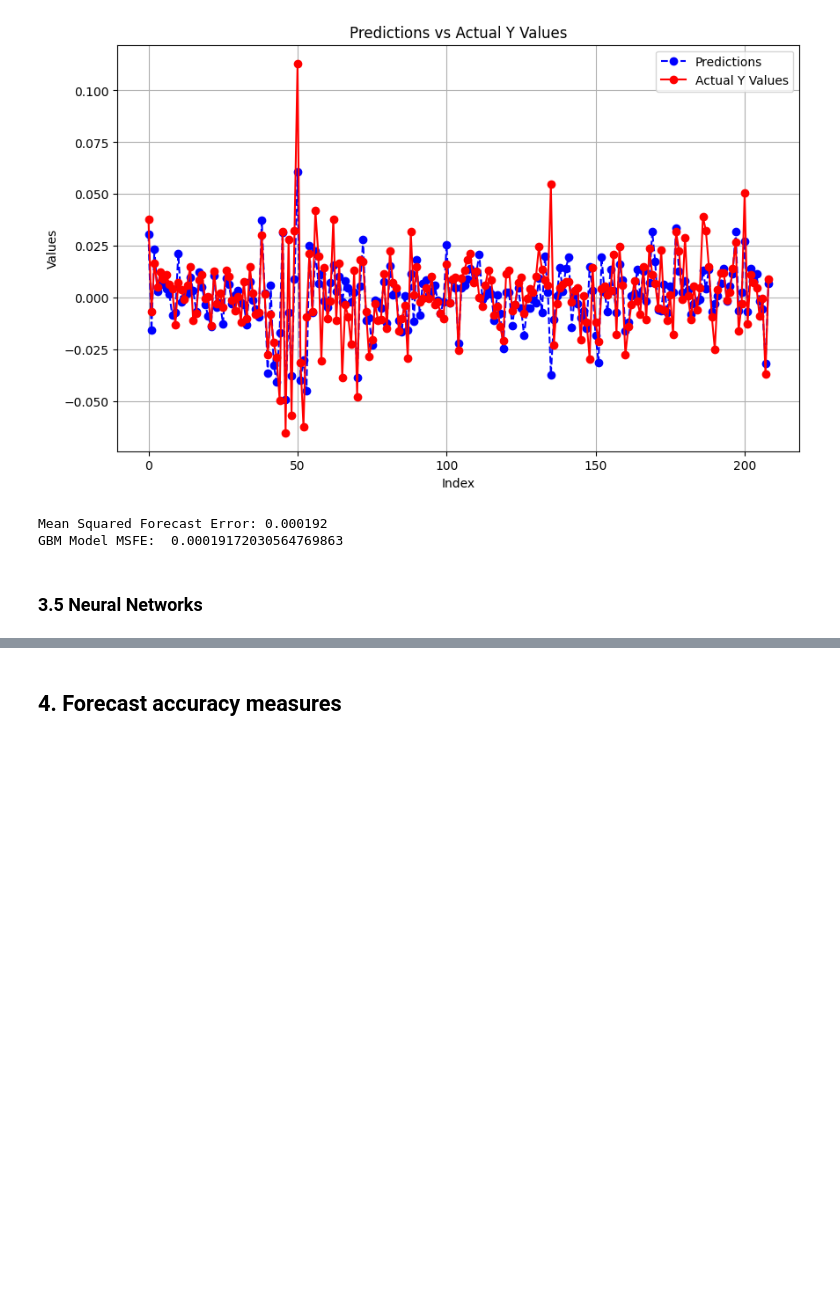
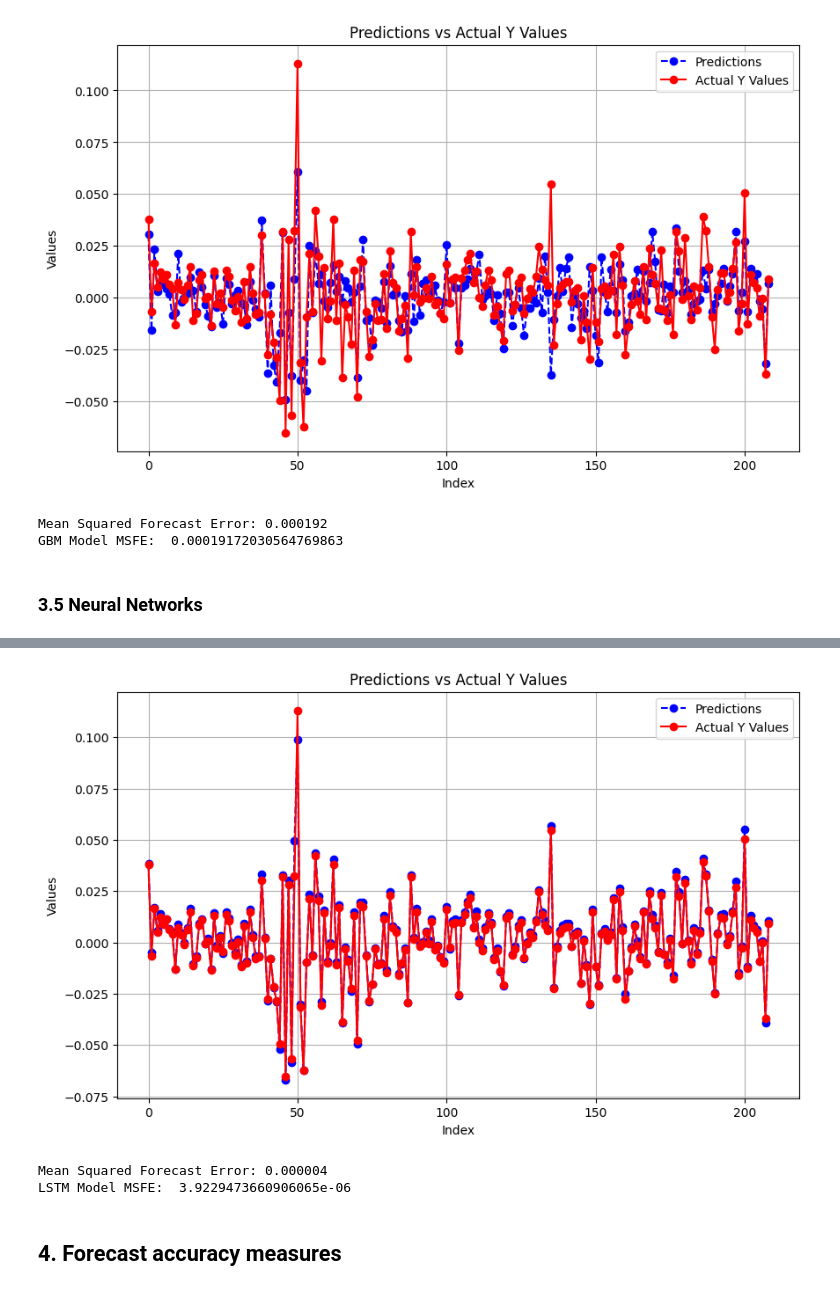
Before and after one commit to CynthiaShiyue/IDS789-Financial-Model-Project, a Jupyter notebook: final_report.ipynb, the cells around one changed output, grey strips where cells are left out. Cells and saved outputs as stored; diff of their text form; code cells hidden in the pictures; blank space fills up the shorter version.

```diff
--- a/final_report.ipynb
+++ b/final_report.ipynb
@@ -428,3 +456,13 @@ Mean Squared Forecast Error: 0.000192
 GBM Model MSFE:  0.00019172030564769863
 # %% [markdown]
 ### 3.5 Neural Networks
+# %%
+from model.lstm import lstm
+
+lstm_predictions = pd.DataFrame(lstm(training_dataset, testing_dataset).flatten())
+lstm_predictions.columns = ["Prediction"]
+
+plot_predictions_vs_actual(lstm_predictions, testing_dataset)
+lstm_msfe = msfe(lstm_predictions, testing_dataset)
+print("LSTM Model MSFE: ", lstm_msfe)
+# %% [output]
@@ -431,2 +493,5 @@ GBM Model MSFE:  0.00019172030564769863
+[figure, added]
+Mean Squared Forecast Error: 0.000004
+LSTM Model MSFE:  3.9229473660906065e-06
 # %% [markdown]
 ## 4. Forecast accuracy measures
```
Also changed, not shown: parts of 5 cells of this notebook.
